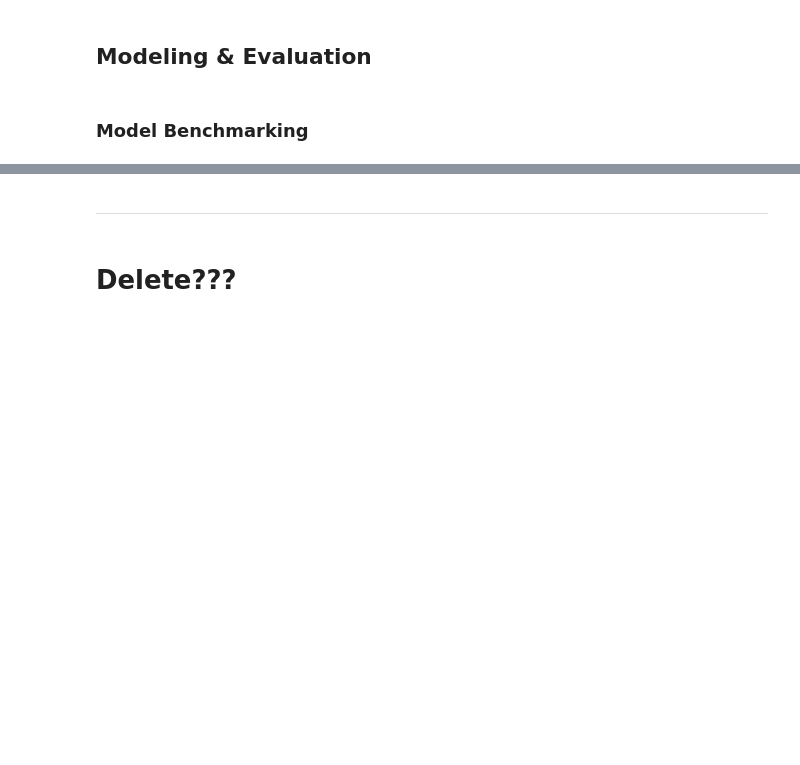
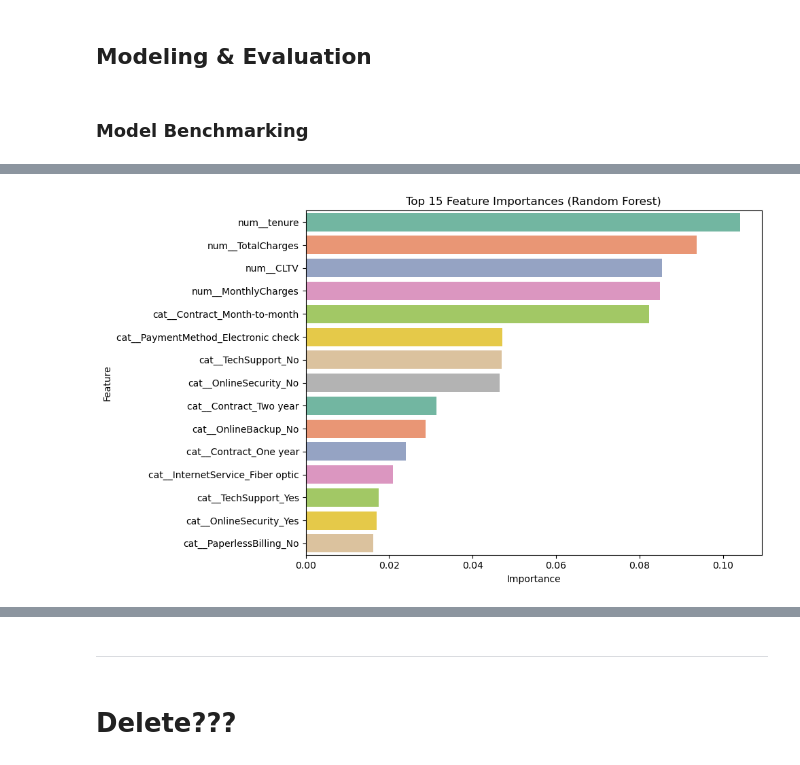
Before and after one commit to Christian-Chrata/Telco-Customer-Churn, a Jupyter notebook: Telco Customer Churn.ipynb, the cells around one changed output, grey strips where cells are left out. Drawn from its saved outputs; the diff is of its cells as text; code cells hidden in the pictures; blank space fills up the shorter version.

```diff
--- a/Telco Customer Churn.ipynb
+++ b/Telco Customer Churn.ipynb
@@ -1310,20 +1303,0 @@ And if memory is not enough, you can set `force_col_wise=true`.
-# %%
-pipeline = ImbPipeline(steps=[
-    ("preprocessor", preprocessor),
-    ("sampler", SMOTE(random_state=42)),
-    ('classifier', RandomForestClassifier())
-])
-
-param_grid = [
-    {
-        'sampler': [SMOTE(random_state=42), RandomOverSampler(random_state=42), RandomUnderSampler(random_state=42), NearMiss()],
-        'classifier': [RandomForestClassifier(random_state=42),
-                       DecisionTreeClassifier(random_state=42),
-                       LogisticRegression(random_state=42),
-                       XGBClassifier(random_state=2020)],
-    },
-]
-
-gscv = GridSearchCV(pipeline, param_grid, cv=5, n_jobs=-1, scoring=make_scorer(fbeta_score, beta=2),error_score="raise")
-
-gscv.fit(X_train, y_train)
@@ -1365,0 +1392,59 @@ with pd.option_context('display.max_colwidth', 30):
+# %%
+# 3. Column identification
+num_cols = X.select_dtypes(include=np.number).columns.tolist()
+cat_cols = X.select_dtypes(exclude=np.number).columns.tolist()
+
+# 4. Preprocessing
+preprocessor = ColumnTransformer([
+    ('num', StandardScaler(), num_cols),
+    ('cat', OneHotEncoder(handle_unknown='ignore'), cat_cols)
+])
+
+# 5. Transform before SMOTE
+X_train_processed = preprocessor.fit_transform(X_train)
+X_test_processed = preprocessor.transform(X_test)
+
+# 6. Apply SMOTE
+smote = SMOTE(random_state=42)
+X_train_bal, y_train_bal = smote.fit_resample(X_train_processed, y_train)
+
+# 7. Train RandomForest for feature importance
+rf_model = RandomForestClassifier(random_state=42)
+rf_model.fit(X_train_bal, y_train_bal)
+
+# 8. Plot feature importances
+feature_names = preprocessor.get_feature_names_out()
+importances = rf_model.feature_importances_
+feat_imp_df = pd.DataFrame({'Feature': feature_names, 'Importance': importances})
+feat_imp_df = feat_imp_df.sort_values(by='Importance', ascending=False)
+
+plt.figure(figsize=(10, 6))
+sns.barplot(data=feat_imp_df.head(15), x='Importance', y='Feature', palette='Set2')
+plt.title("Top 15 Feature Importances (Random Forest)")
+plt.tight_layout()
+plt.show()
+
+# 9. Voting Classifier (soft voting)
+voting_clf = VotingClassifier(
+    estimators=[
+        ('lr', LogisticRegression(max_iter=1000)),
+        ('rf', RandomForestClassifier(random_state=42)),
+        ('xgb', XGBClassifier(use_label_encoder=False, eval_metric='logloss', random_state=42))
+    ],
+    voting='soft'
+)
+
+voting_clf.fit(X_train_bal, y_train_bal)
+
+# 10. Predict and evaluate
+y_pred = voting_clf.predict(X_test_processed)
+y_proba = voting_clf.predict_proba(X_test_processed)[:, 1]
+
+f2 = fbeta_score(y_test, y_pred, beta=2)
+roc_auc = roc_auc_score(y_test, y_proba)
+
+print("F2 Score:", round(f2, 4))
+print("ROC AUC:", round(roc_auc, 4))
+print("\nClassification Report:\n", classification_report(y_test, y_pred))
+# %% [output]
+[figure, added]
```
Also changed, not shown: parts of 15 cells of this notebook.
